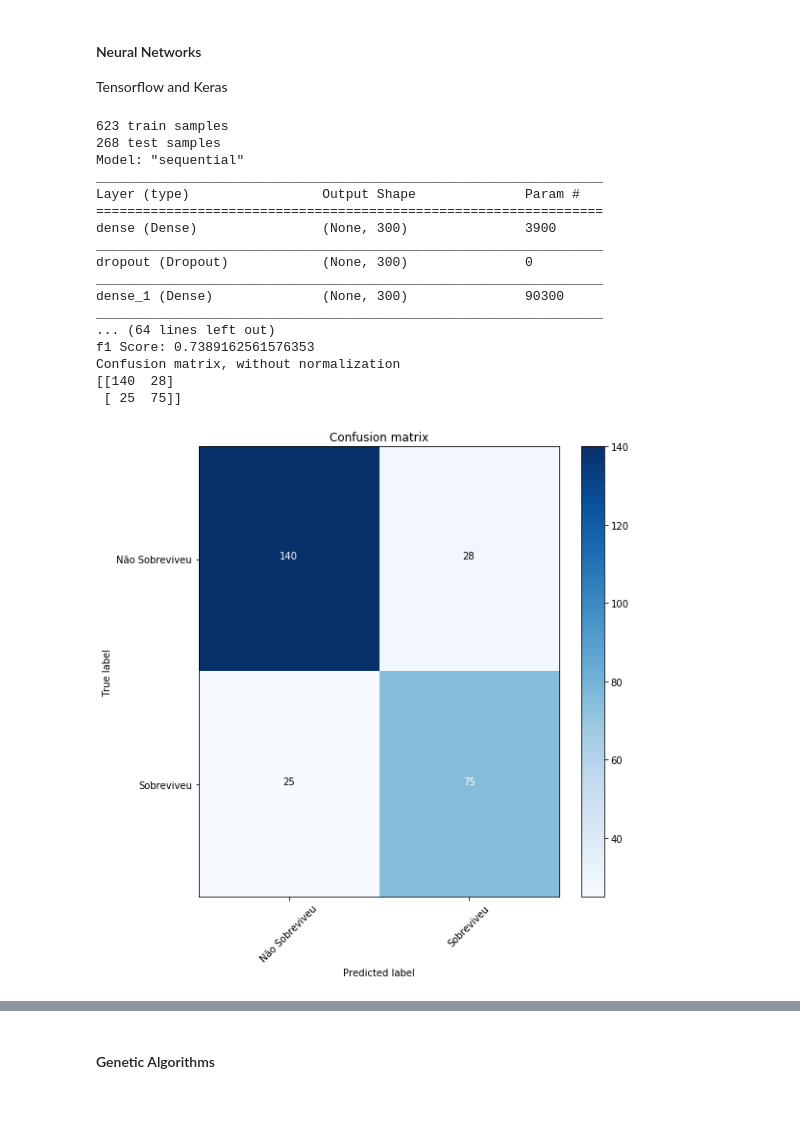
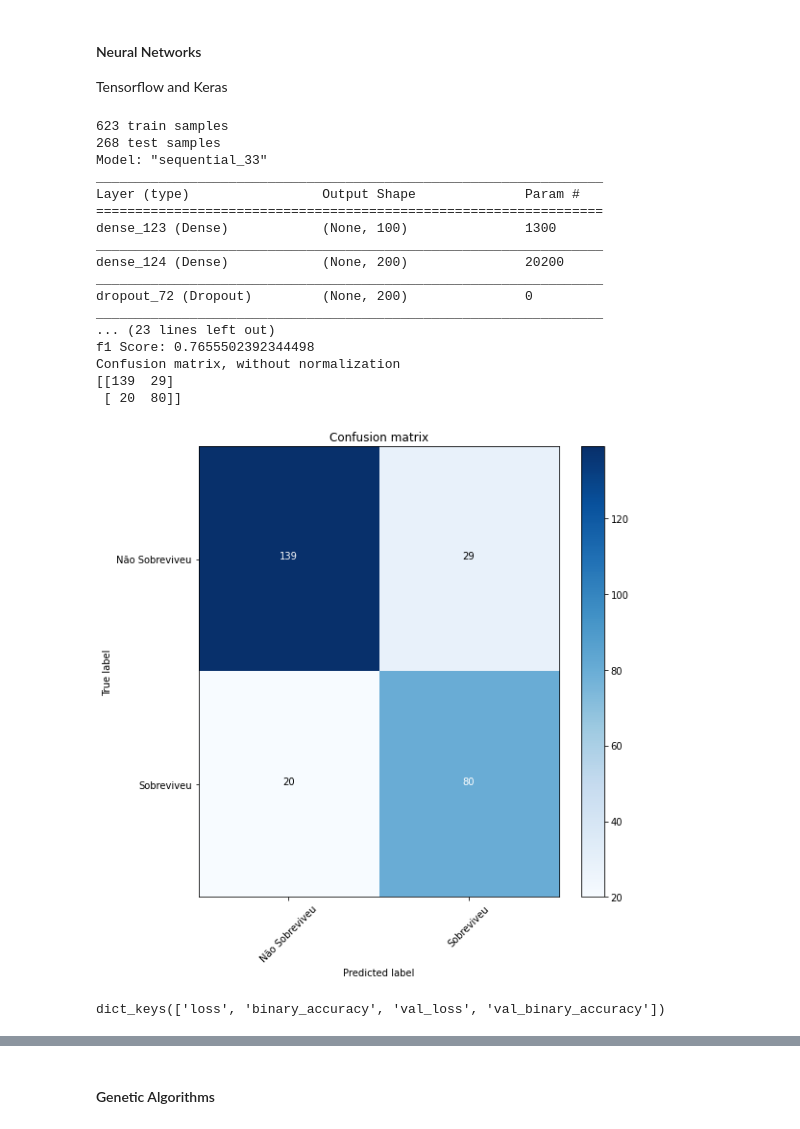
Before and after one commit to rsouza/NeuralNetworks_Course, a Jupyter notebook: Notebooks/ML/ML_Pipeline.ipynb, the cells around one changed output, grey strips where cells are left out. Cells and saved outputs as stored; diff of their text form; code cells hidden in the pictures.

```diff
--- a/Notebooks/ML/ML_Pipeline.ipynb
+++ b/Notebooks/ML/ML_Pipeline.ipynb
@@ -2044,20 +2051,20 @@ y_test_kr = y_testcv
 #y_train_kr = to_categorical(y_traincv)
 #y_test_kr = to_categorical(y_testcv)
 
-batch_size = int(len(x_test_kr)/15)
+batch_size = int(len(x_test_kr)/10)
 num_classes = 2
-epochs = 15
+epochs = 6
 np.random.seed(0)
 
 model = tf.keras.Sequential()
-model.add(tf.keras.layers.Dense(input_dim=x_train_kr.shape[1], units=300, activation='relu'))
+model.add(tf.keras.layers.Dense(input_dim=x_train_kr.shape[1], units=100, activation='relu'))
+#model.add(tf.keras.layers.Dropout(0.10))
+model.add(tf.keras.layers.Dense(input_dim=100, units=200, activation='relu'))
+#model.add(tf.keras.layers.Dropout(0.10))
+#model.add(tf.keras.layers.Dense(input_dim=200, units=200, activation='relu'))
 model.add(tf.keras.layers.Dropout(0.10))
-model.add(tf.keras.layers.Dense(input_dim=300, units=300, activation='relu'))
-model.add(tf.keras.layers.Dropout(0.10))
-model.add(tf.keras.layers.Dense(input_dim=300, units=200, activation='relu'))
-model.add(tf.keras.layers.Dropout(0.10))
-model.add(tf.keras.layers.Dense(input_dim=200, units=24, activation='relu')) #activation='softmax'
-model.add(tf.keras.layers.Dropout(0.10))
+model.add(tf.keras.layers.Dense(input_dim=200, units=24, activation='relu'))
+#model.add(tf.keras.layers.Dropout(0.10))
 model.add(tf.keras.layers.Dense(input_dim=24,  units=1, activation='sigmoid')) #kernel_initializer='uniform',
 model.summary()
 
@@ -2076,42 +2083,47 @@ model.compile(loss='binary_crossentropy',
 history = model.fit(x_train_kr, y_train_kr,
                     batch_size=batch_size,
                     epochs=epochs,
-                    verbose=1,
+                    verbose=0,
                     shuffle=False,
                     validation_data=(x_test_kr, y_test_kr))
 
 score = model.evaluate(x_test_kr, y_test_kr, verbose=0)
 print('Test loss:', score[0])
 print('Test accuracy:', score[1])
 
 
 y_pred = model.predict_classes(x_test_kr) #y_pred = np.around(model.predict(x_test_kr)[:,1])
 #y_test_kr = y_test_kr[:,1] #for categorical cross_entropy
 clf_matrix = confusion_matrix(y_test_kr, y_pred)
 print('Classification Report')
 print(classification_report(y_test_kr, y_pred, target_names=['Não Sobreviveu', 'Sobreviveu']))
 print('ROC Score: {}'.format(roc_auc_score(y_test_kr, y_pred)))
 print('Accuracy Score: {}'.format(accuracy_score(y_test_kr, y_pred)))
 print('Average Precision Score: {}'.format(average_precision_score(y_test_kr, y_pred)))
 print('f1 Score: {}'.format(f1_score(y_test_kr, y_pred)))
 plot_confusion_matrix(clf_matrix, classes=['Não Sobreviveu', 'Sobreviveu'])
 roc_keras = roc_auc_score(y_test_kr, y_pred)
 # %% [output]
 623 train samples
 268 test samples
-Model: "sequential"
+Model: "sequential_33"
 _________________________________________________________________
 Layer (type)                 Output Shape              Param #
 =================================================================
-dense (Dense)                (None, 300)               3900
+dense_123 (Dense)            (None, 100)               1300
 _________________________________________________________________
-dropout (Dropout)            (None, 300)               0
+dense_124 (Dense)            (None, 200)               20200
 _________________________________________________________________
-dense_1 (Dense)              (None, 300)               90300
+dropout_72 (Dropout)         (None, 200)               0
 _________________________________________________________________
-... (64 lines left out)
-f1 Score: 0.7389162561576353
+... (23 lines left out)
+f1 Score: 0.7655502392344498
 Confusion matrix, without normalization
-[[140  28]
- [ 25  75]]
+[[139  29]
+ [ 20  80]]
-[figure, old version]
+[figure, new version]
+# %%
+# list all data in history
+print(history.history.keys())
+# %% [output]
+dict_keys(['loss', 'binary_accuracy', 'val_loss', 'val_binary_accuracy'])
```
Also changed, not shown: parts of 27 cells of this notebook, 8 other files.
